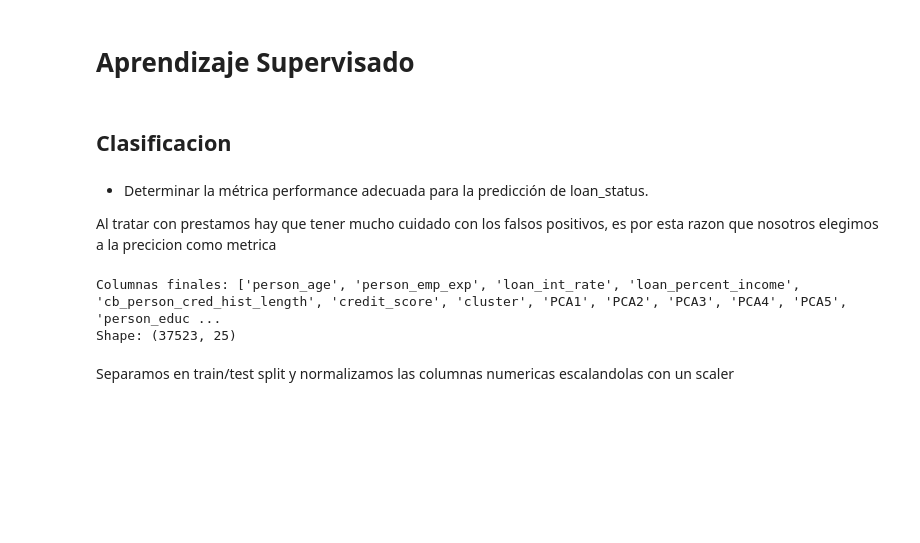
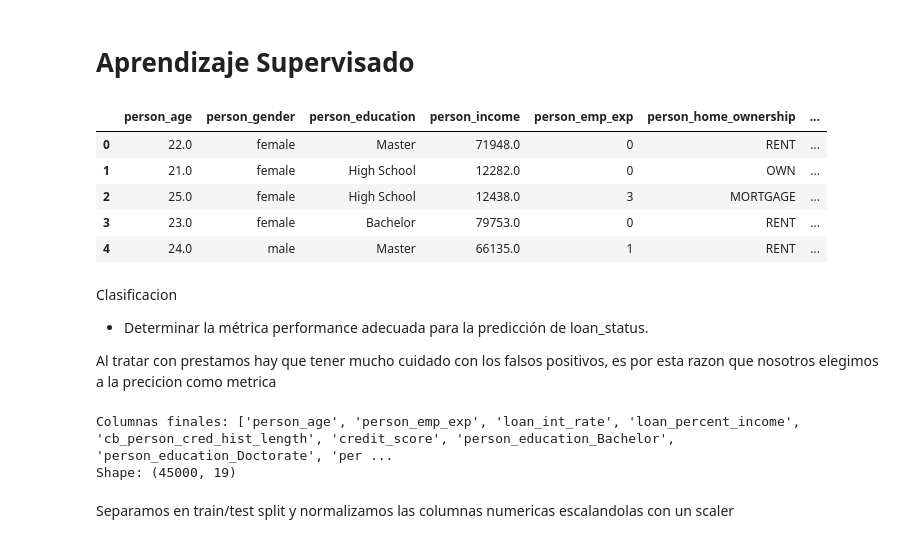
Before and after one commit to andifeliz/tp1-parte2, a Jupyter notebook: notebooks/tp1-parte2.ipynb, the cells around one changed output. Cells and saved outputs as stored; diff of their text form; code cells hidden in the pictures; blank space fills up the shorter version.

```diff
--- a/notebooks/tp1-parte2.ipynb
+++ b/notebooks/tp1-parte2.ipynb
@@ -383,20 +396,38 @@ ii. ¿Por qué podría dar distinto? t-SNE ayuda a visualizar relaciones locales
 Por lo tanto, t-SNE puede mostrar agrupamientos que no coinciden con los clusters lineales detectados por KMeans.
 # %% [markdown]
 # Aprendizaje Supervisado
-# %% [markdown]
-## Clasificacion
+# %%
+# Importo Librerias
+import pandas as pd
+import numpy as np
+import matplotlib.pyplot as plt
+import seaborn as sns
+
+# Cargo df
+df = pd.read_csv('../data/loan_data.csv')
+df.head()
+# %% [output]
+|  | person_age | person_gender | person_education | person_income | person_emp_exp | person_home_ownership | ... |
+| 0 | 22.0 | female | Master | 71948.0 | 0 | RENT | ... |
+| 1 | 21.0 | female | High School | 12282.0 | 0 | OWN | ... |
+| 2 | 25.0 | female | High School | 12438.0 | 3 | MORTGAGE | ... |
+| 3 | 23.0 | female | Bachelor | 79753.0 | 0 | RENT | ... |
+| 4 | 24.0 | male | Master | 66135.0 | 1 | RENT | ... |
 # %% [markdown]
+Clasificacion
+
+
 *   Determinar la métrica performance adecuada para la predicción de loan_status.
 
 Al tratar con prestamos hay que tener mucho cuidado con los falsos positivos, es por esta razon que nosotros elegimos a la precicion como metrica
 # %%
 # 1. Eliminar columnas que no usamos
-drop_cols = ["person_gender", "loan_amnt", "person_income", "person_gender"]
-data_cleaned_for_model = data.drop(columns=drop_cols, errors="ignore").copy()
+drop_cols = ["person_gender", "loan_amnt", "person_income"]
+data = df.drop(columns=drop_cols, errors="ignore").copy()
 
 # 2. One-hot encoding de categóricas
 data_encoded = pd.get_dummies(
-    data_cleaned_for_model,
+    data,
     columns=["person_education", "person_home_ownership", "loan_intent", "previous_loan_defaults_on_file"],
     drop_first=True
 )
@@ -408,8 +439,8 @@ y = data_encoded["loan_status"]
 print("Columnas finales:", X.columns.tolist())
 print("Shape:", X.shape)
 # %% [output]
-Columnas finales: ['person_age', 'person_emp_exp', 'loan_int_rate', 'loan_percent_income', 'cb_person_cred_hist_length', 'credit_score', 'cluster', 'PCA1', 'PCA2', 'PCA3', 'PCA4', 'PCA5', 'person_educ ...
-Shape: (37523, 25)
+Columnas finales: ['person_age', 'person_emp_exp', 'loan_int_rate', 'loan_percent_income', 'cb_person_cred_hist_length', 'credit_score', 'person_education_Bachelor', 'person_education_Doctorate', 'per ...
+Shape: (45000, 19)
 # %% [markdown]
 Separamos en train/test split y normalizamos las columnas numericas escalandolas con un scaler
 # %%
```
Also changed, not shown: parts of 44 cells of this notebook.
